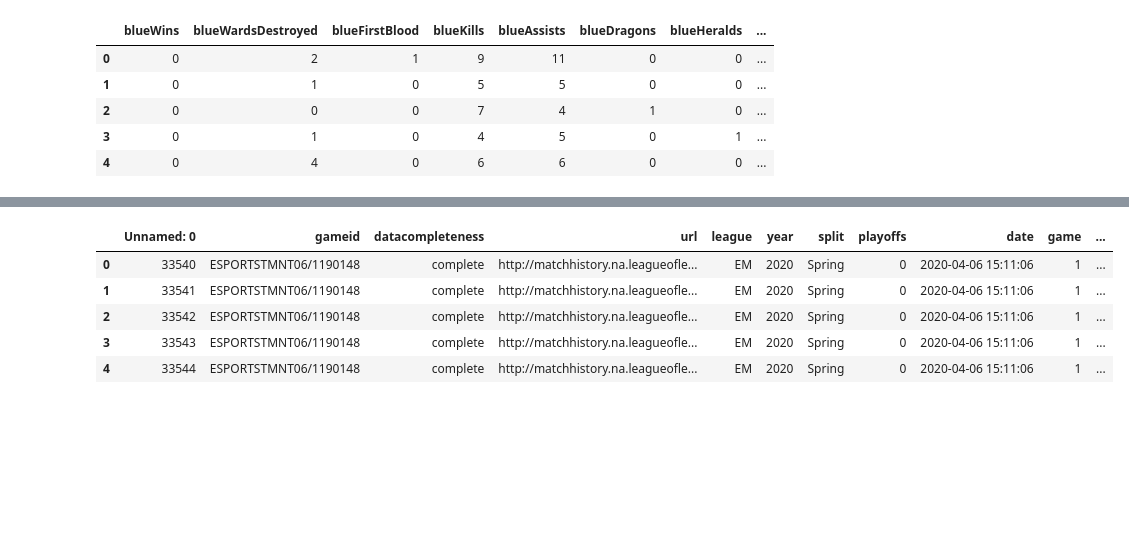
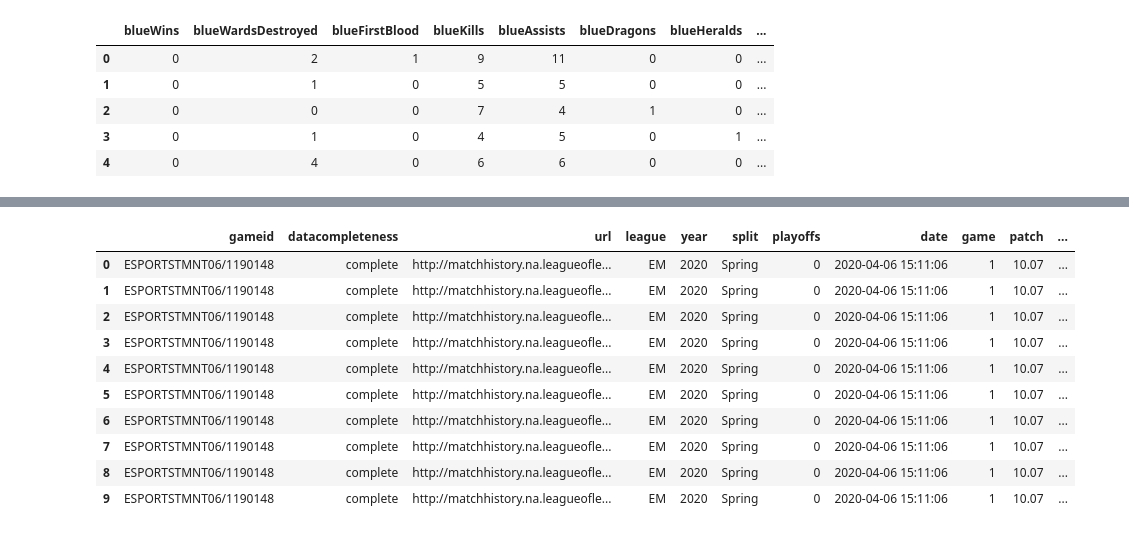
Before and after one commit to jnhoogstra/League_Predict, a Jupyter notebook: Notebooks/Individual/jake/Mainbook.ipynb, the cells around one changed output, grey strips where cells are left out. Drawn from its saved outputs; the diff is of its cells as text; code cells hidden in the pictures; blank space fills up the shorter version.

```diff
--- a/Notebooks/Individual/jake/Mainbook.ipynb
+++ b/Notebooks/Individual/jake/Mainbook.ipynb
@@ -28,9 +48,14 @@ diamond_df.head()
 # %%
-pro_df.head()
+pro_df.head(10)
 # %% [output]
-|  | Unnamed: 0 | gameid | datacompleteness | url | league | year | split | playoffs | date | game | ... |
-| 0 | 33540 | ESPORTSTMNT06/1190148 | complete | http://matchhistory.na.leagueofle... | EM | 2020 | Spring | 0 | 2020-04-06 15:11:06 | 1 | ... |
-| 1 | 33541 | ESPORTSTMNT06/1190148 | complete | http://matchhistory.na.leagueofle... | EM | 2020 | Spring | 0 | 2020-04-06 15:11:06 | 1 | ... |
-| 2 | 33542 | ESPORTSTMNT06/1190148 | complete | http://matchhistory.na.leagueofle... | EM | 2020 | Spring | 0 | 2020-04-06 15:11:06 | 1 | ... |
-| 3 | 33543 | ESPORTSTMNT06/1190148 | complete | http://matchhistory.na.leagueofle... | EM | 2020 | Spring | 0 | 2020-04-06 15:11:06 | 1 | ... |
-| 4 | 33544 | ESPORTSTMNT06/1190148 | complete | http://matchhistory.na.leagueofle... | EM | 2020 | Spring | 0 | 2020-04-06 15:11:06 | 1 | ... |
+|  | gameid | datacompleteness | url | league | year | split | playoffs | date | game | patch | ... |
+| 0 | ESPORTSTMNT06/1190148 | complete | http://matchhistory.na.leagueofle... | EM | 2020 | Spring | 0 | 2020-04-06 15:11:06 | 1 | 10.07 | ... |
+| 1 | ESPORTSTMNT06/1190148 | complete | http://matchhistory.na.leagueofle... | EM | 2020 | Spring | 0 | 2020-04-06 15:11:06 | 1 | 10.07 | ... |
+| 2 | ESPORTSTMNT06/1190148 | complete | http://matchhistory.na.leagueofle... | EM | 2020 | Spring | 0 | 2020-04-06 15:11:06 | 1 | 10.07 | ... |
+| 3 | ESPORTSTMNT06/1190148 | complete | http://matchhistory.na.leagueofle... | EM | 2020 | Spring | 0 | 2020-04-06 15:11:06 | 1 | 10.07 | ... |
+| 4 | ESPORTSTMNT06/1190148 | complete | http://matchhistory.na.leagueofle... | EM | 2020 | Spring | 0 | 2020-04-06 15:11:06 | 1 | 10.07 | ... |
+| 5 | ESPORTSTMNT06/1190148 | complete | http://matchhistory.na.leagueofle... | EM | 2020 | Spring | 0 | 2020-04-06 15:11:06 | 1 | 10.07 | ... |
+| 6 | ESPORTSTMNT06/1190148 | complete | http://matchhistory.na.leagueofle... | EM | 2020 | Spring | 0 | 2020-04-06 15:11:06 | 1 | 10.07 | ... |
+| 7 | ESPORTSTMNT06/1190148 | complete | http://matchhistory.na.leagueofle... | EM | 2020 | Spring | 0 | 2020-04-06 15:11:06 | 1 | 10.07 | ... |
+| 8 | ESPORTSTMNT06/1190148 | complete | http://matchhistory.na.leagueofle... | EM | 2020 | Spring | 0 | 2020-04-06 15:11:06 | 1 | 10.07 | ... |
+| 9 | ESPORTSTMNT06/1190148 | complete | http://matchhistory.na.leagueofle... | EM | 2020 | Spring | 0 | 2020-04-06 15:11:06 | 1 | 10.07 | ... |
```
Also changed, not shown: parts of 2 cells of this notebook, 1 other file.
